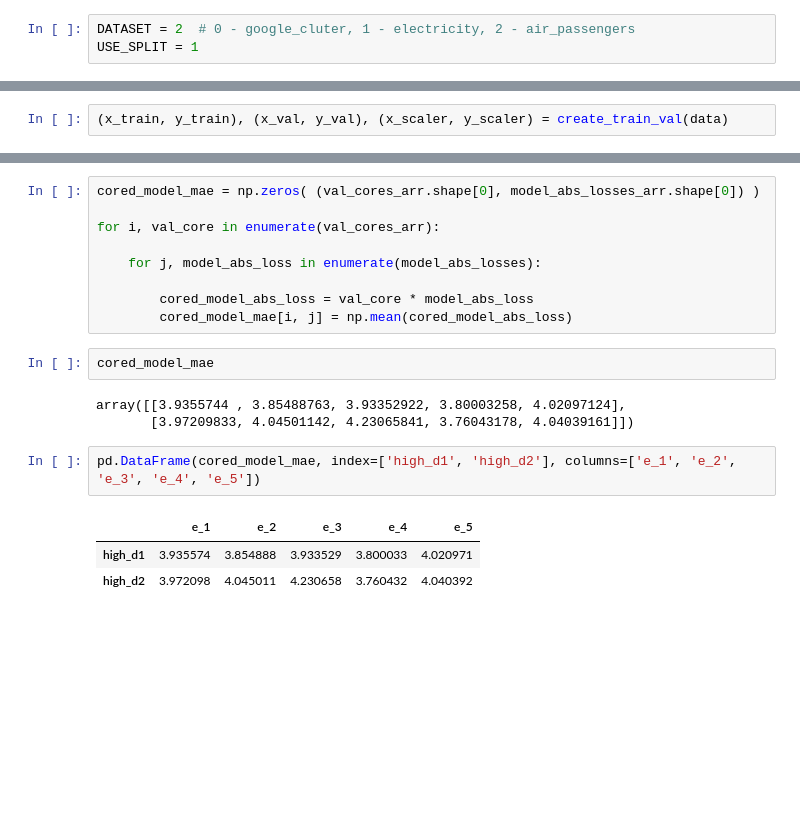
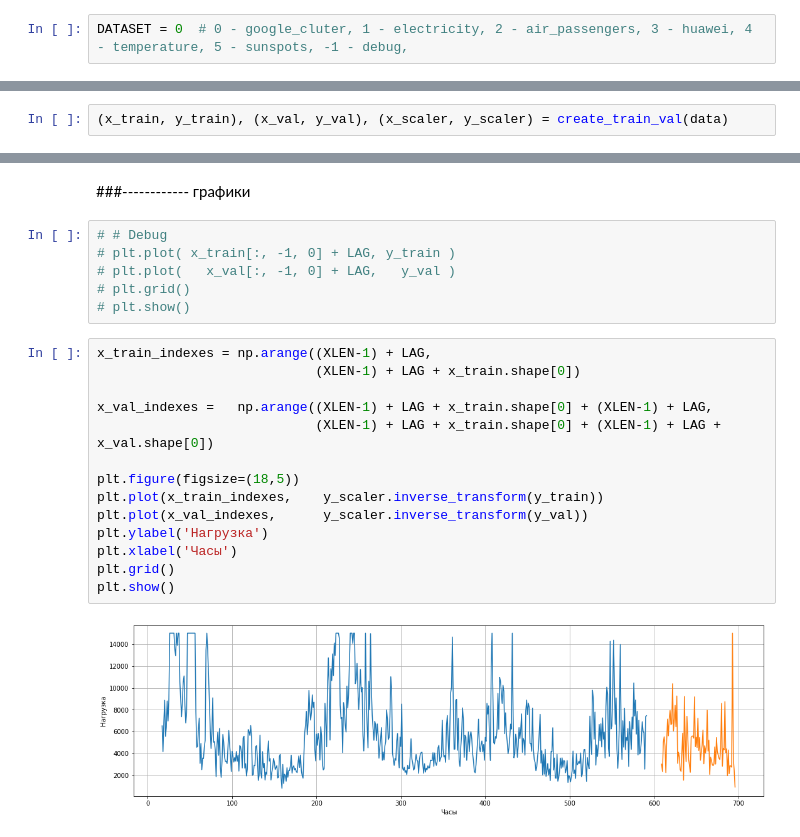
Before and after one commit to Mityal999/Diplom, a Jupyter notebook: Новейший_Прогноз_ВМ.ipynb, the cells around one changed output, grey strips where cells are left out. Drawn from its saved outputs; the diff is of its cells as text; blank space fills up the shorter version.

```diff
--- a/Новейший_Прогноз_ВМ.ipynb
+++ b/Новейший_Прогноз_ВМ.ipynb
@@ -35,3 +56,2 @@ Mounted at /content/drive
 # %%
-DATASET = 2  # 0 - google_cluter, 1 - electricity, 2 - air_passengers
-USE_SPLIT = 1
+DATASET = 0  # 0 - google_cluter, 1 - electricity, 2 - air_passengers, 3 - huawei, 4 - temperature, 5 - sunspots, -1 - debug,
@@ -341,20 +259,24 @@ model_abs_losses_arr = np.array(model_abs_losses)
-# %%
-cored_model_mae = np.zeros( (val_cores_arr.shape[0], model_abs_losses_arr.shape[0]) )
-
-for i, val_core in enumerate(val_cores_arr):
-
-    for j, model_abs_loss in enumerate(model_abs_losses):
-
-        cored_model_abs_loss = val_core * model_abs_loss
-        cored_model_mae[i, j] = np.mean(cored_model_abs_loss)
-# %%
-cored_model_mae
-# %% [output]
-array([[3.9355744 , 3.85488763, 3.93352922, 3.80003258, 4.02097124],
-       [3.97209833, 4.04501142, 4.23065841, 3.76043178, 4.04039161]])
-# %%
-pd.DataFrame(cored_model_mae, index=['high_d1', 'high_d2'], columns=['e_1', 'e_2', 'e_3', 'e_4', 'e_5'])
-# %% [output]
-|  | e_1 | e_2 | e_3 | e_4 | e_5 |
-| high_d1 | 3.935574 | 3.854888 | 3.933529 | 3.800033 | 4.020971 |
-| high_d2 | 3.972098 | 4.045011 | 4.230658 | 3.760432 | 4.040392 |
+# %% [markdown]
+###------------ графики
+# %%
+# # Debug
+# plt.plot( x_train[:, -1, 0] + LAG, y_train )
+# plt.plot(   x_val[:, -1, 0] + LAG,   y_val )
+# plt.grid()
+# plt.show()
+# %%
+x_train_indexes = np.arange((XLEN-1) + LAG,
+                            (XLEN-1) + LAG + x_train.shape[0])
+
+x_val_indexes =   np.arange((XLEN-1) + LAG + x_train.shape[0] + (XLEN-1) + LAG,
+                            (XLEN-1) + LAG + x_train.shape[0] + (XLEN-1) + LAG + x_val.shape[0])
+
+plt.figure(figsize=(18,5))
+plt.plot(x_train_indexes,    y_scaler.inverse_transform(y_train))
+plt.plot(x_val_indexes,      y_scaler.inverse_transform(y_val))
+plt.ylabel('Нагрузка')
+plt.xlabel('Часы')
+plt.grid()
+plt.show()
+# %% [output]
+[figure, added]
```
Also changed, not shown: parts of 107 cells of this notebook.
